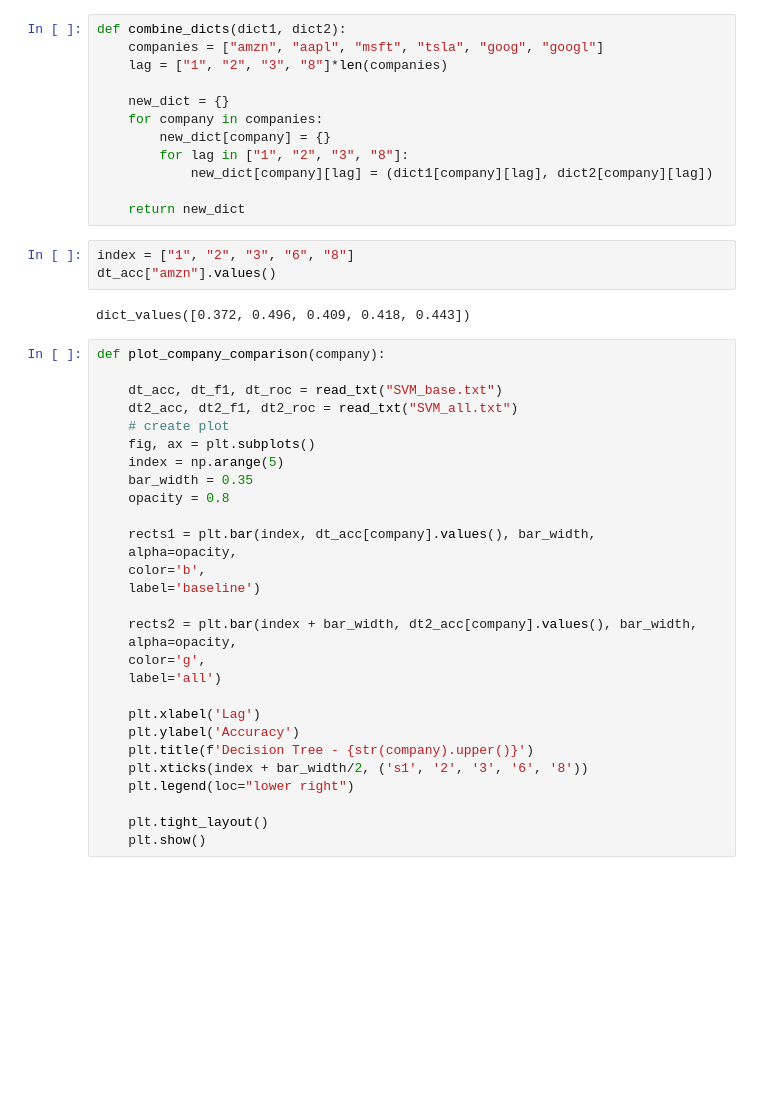
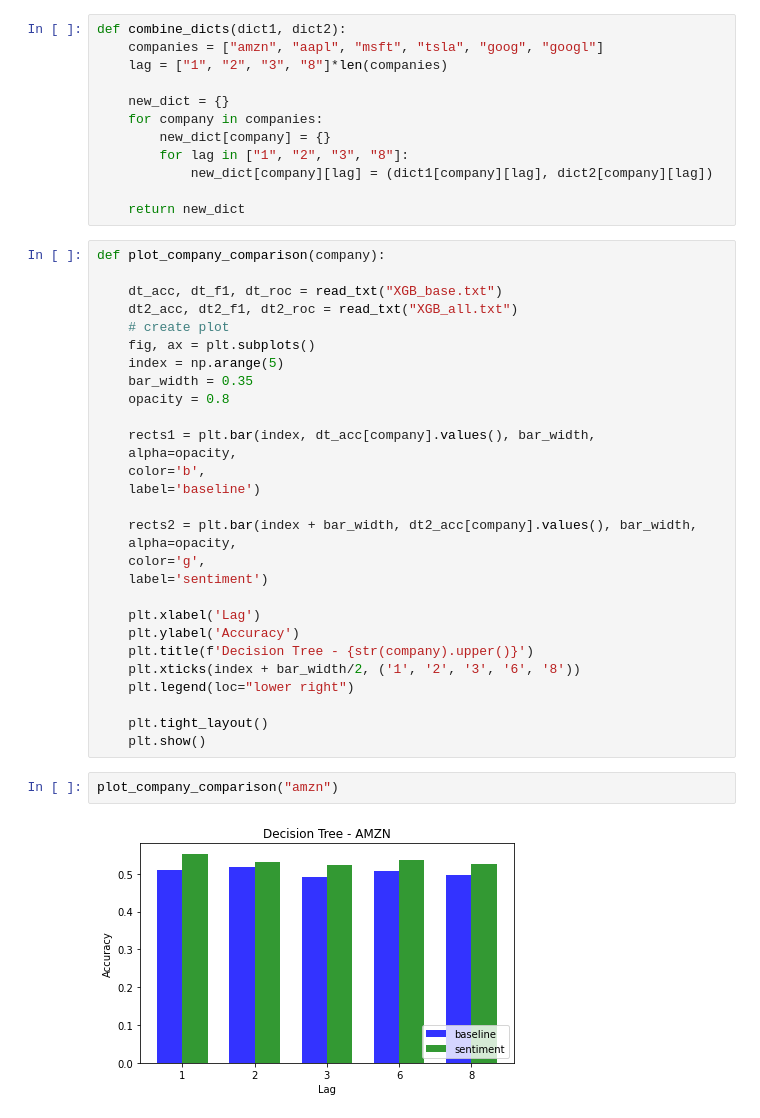
Before and after one commit to PatrykML/twitter_sentiment_stock_prediction, a Jupyter notebook: results/presenter.ipynb, the cells around one changed output. Saved outputs shown, nothing was run; the diff lists cells and outputs as text; blank space fills up the shorter version.

```diff
--- a/results/presenter.ipynb
+++ b/results/presenter.ipynb
@@ -40,16 +37,11 @@ def combine_dicts(dict1, dict2):
             new_dict[company][lag] = (dict1[company][lag], dict2[company][lag])
 
     return new_dict
-# %%
-index = ["1", "2", "3", "6", "8"]
-dt_acc["amzn"].values()
-# %% [output]
-dict_values([0.372, 0.496, 0.409, 0.418, 0.443])
 # %%
 def plot_company_comparison(company):
 
-    dt_acc, dt_f1, dt_roc = read_txt("SVM_base.txt")
-    dt2_acc, dt2_f1, dt2_roc = read_txt("SVM_all.txt")
+    dt_acc, dt_f1, dt_roc = read_txt("XGB_base.txt")
+    dt2_acc, dt2_f1, dt2_roc = read_txt("XGB_all.txt")
     # create plot
     fig, ax = plt.subplots()
     index = np.arange(5)
@@ -64,13 +56,17 @@ def plot_company_comparison(company):
     rects2 = plt.bar(index + bar_width, dt2_acc[company].values(), bar_width,
     alpha=opacity,
     color='g',
-    label='all')
+    label='sentiment')
 
     plt.xlabel('Lag')
     plt.ylabel('Accuracy')
     plt.title(f'Decision Tree - {str(company).upper()}')
-    plt.xticks(index + bar_width/2, ('s1', '2', '3', '6', '8'))
+    plt.xticks(index + bar_width/2, ('1', '2', '3', '6', '8'))
     plt.legend(loc="lower right")
 
     plt.tight_layout()
     plt.show()
+# %%
+plot_company_comparison("amzn")
+# %% [output]
+[figure, added]
```
Also changed, not shown: parts of 6 cells of this notebook, 3 other files.
